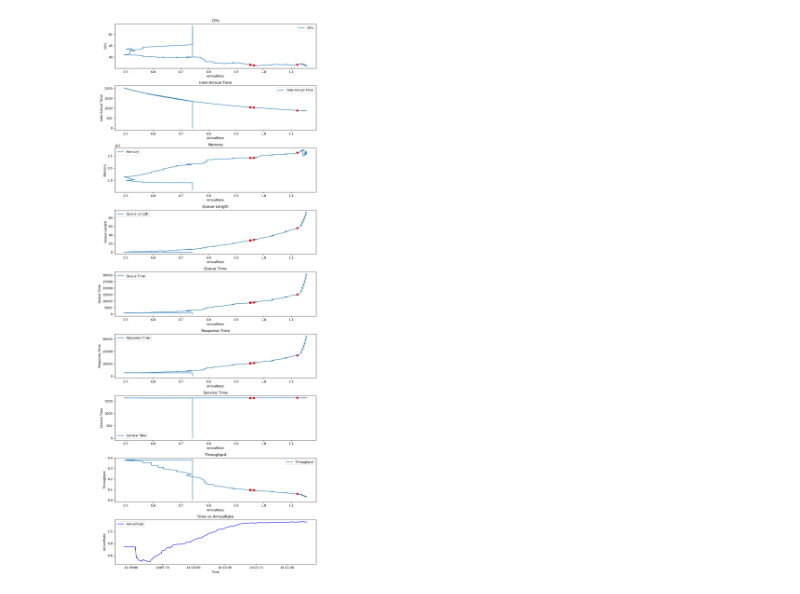
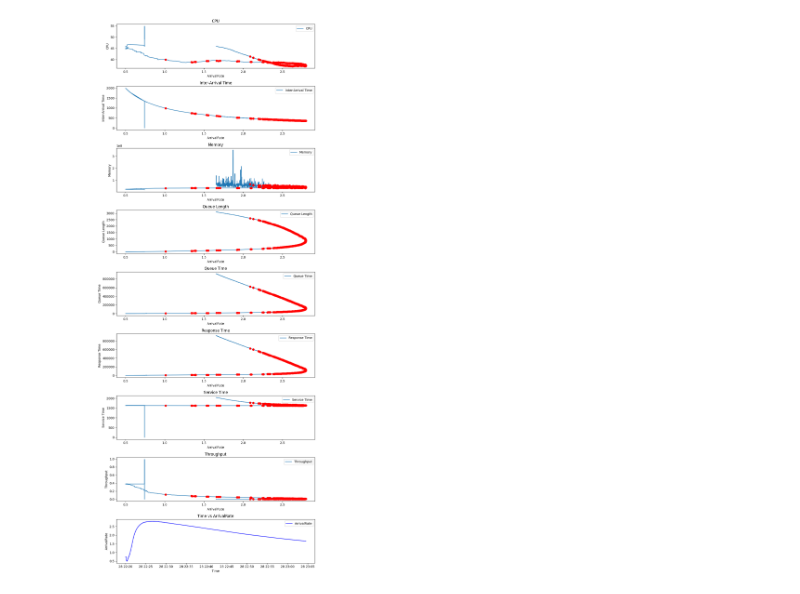
Before and after one commit to seongjoow/wowsan, a Jupyter notebook: bottleneck.ipynb, the cells around one changed output. Cells and saved outputs as stored; diff of their text form; code cells hidden in the pictures.

```diff
--- a/bottleneck.ipynb
+++ b/bottleneck.ipynb
@@ -3,17 +3,16 @@ import pandas as pd
 import json
 import matplotlib.pyplot as plt
 
-LOG_PATH = "C:\\Users\\CHAN\\Desktop\\wowsan\\log\\tickLogger\\89\\50002_tick.json"
+LOG_PATH = "C:\\Users\\SJSJ\\Desktop\\wowsan\\log\\tickLogger\\116\\50002_tick.json"
 
-# 데이터로드
+# 데이터 로드
 df = pd.read_json(LOG_PATH, lines=True)
 
-# 'time' 列을 datetime로 변환
+# 'time' 컬럼을 datetime로 변환
 df['time'] = pd.to_datetime(df['time'])
 
 # 'Inter-Arrival Time'의 timedelta로 계산
 interArrivalMs = pd.to_timedelta(df['Inter-Arrival Time'], unit='ms')
-
 
 # 0으로 interArrivalMs를 변경
 zero_indices = interArrivalMs == pd.to_timedelta(0, unit='ms')
@@ -22,44 +21,37 @@ for idx in zero_indices[zero_indices].index:
     if not next_non_zero.empty:
         interArrivalMs[idx] = next_non_zero.iloc[0]
 
-
 # ArrivalRate로 계산
 df['ArrivalRate'] = 1 / interArrivalMs.dt.total_seconds()
-
 
 # 'ArrivalRate'을 인덱스로 설정
 df.set_index('ArrivalRate', inplace=True)
 
-
-# 또한 특성 선택
 keys = ['CPU', 'Inter-Arrival Time', 'Memory', 'Queue Length', 'Queue Time', 'Response Time', 'Service Time', 'Throughput']
-
 
 # 그래프 생성, 시간과 ArrivalRate 그래프를 추가
 fig, ax = plt.subplots(len(keys) + 1, 1, figsize=(10, 25))
-
 
 # 그래프에 특성 삽입
 for i, key in enumerate(keys):
     ax[i].plot(df.index, df[key], label=key)
     ax[i].set_title(key)
     ax[i].set_xlabel('ArrivalRate')
     ax[i].set_ylabel(key)
     ax[i].legend()
 
     bottleneck_true = df[df['Bottleneck'] == True]
     ax[i].scatter(bottleneck_true.index, bottleneck_true[key], color='red', label='Bottleneck True', zorder=3)
 
 # time와 ArrivalRate의 관계를 그래프에 특성 삽입
 ax[len(keys)].plot(df['time'], df.index, label='ArrivalRate', color='blue')
 ax[len(keys)].set_title('Time vs ArrivalRate')
 ax[len(keys)].set_xlabel('Time')
 ax[len(keys)].set_ylabel('ArrivalRate')
 ax[len(keys)].legend()
 
-
-# 그레이프의 그레이프 특성 변경
+# 그래프 출력
 plt.tight_layout()
 plt.show()
 # %% [output]
-[figure, old version]
+[figure, new version]
```
Also changed, not shown: 1 other file.
